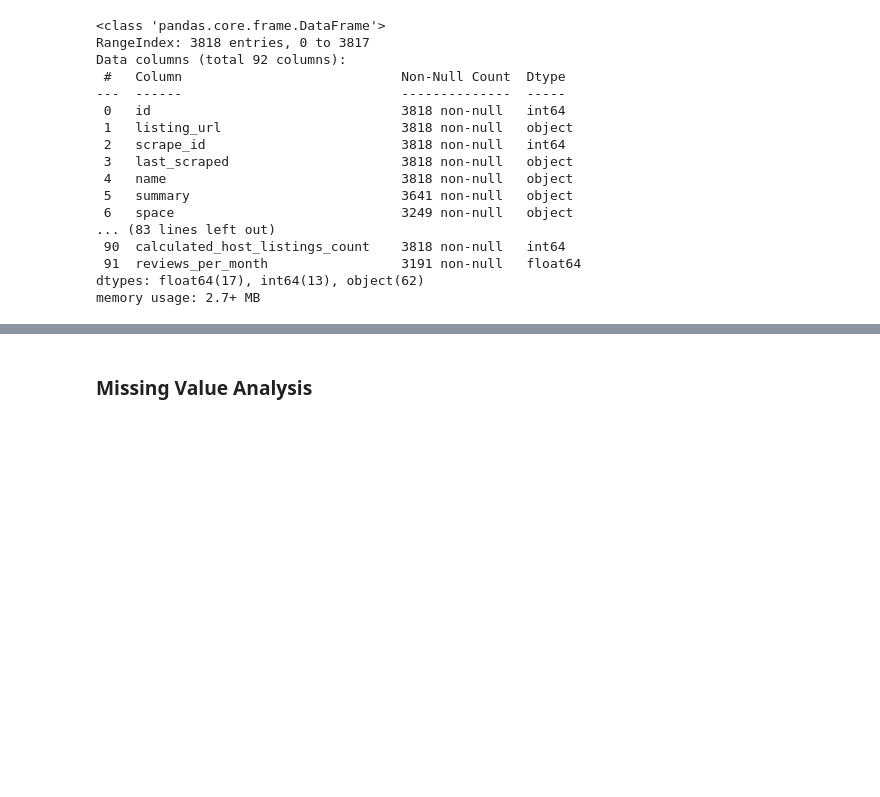
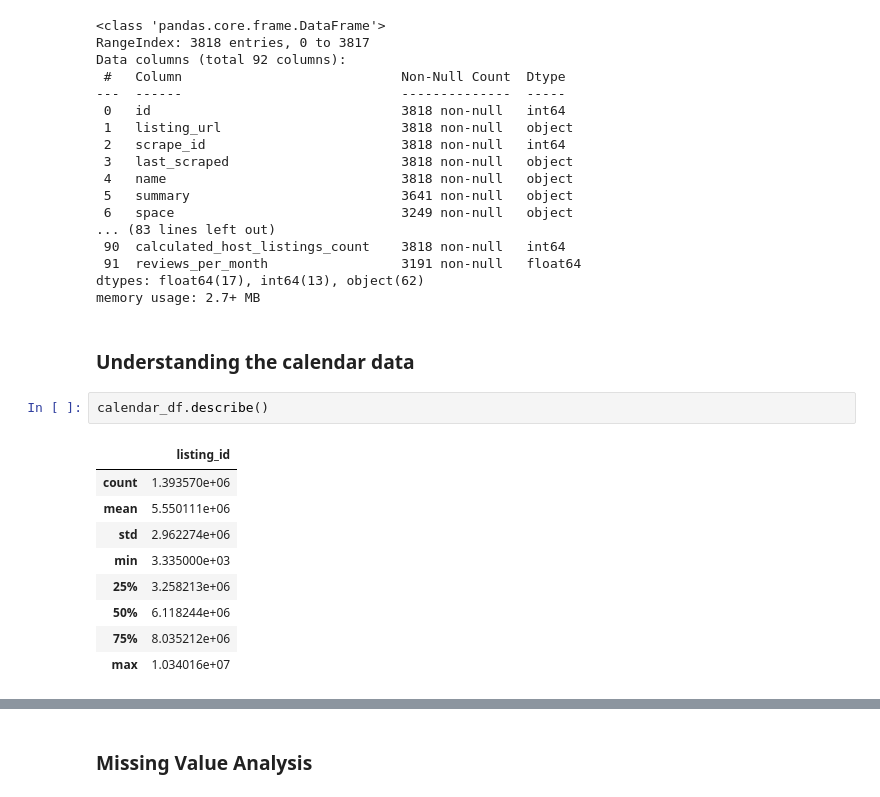
Before and after one commit to subhopam-das-personal/seattle-airbnb-data-analysis, a Jupyter notebook: seattle-airbnb-medium.ipynb, the cells around one changed output, grey strips where cells are left out. Saved outputs shown, nothing was run; the diff lists cells and outputs as text; blank space fills up the shorter version.

```diff
--- a/seattle-airbnb-medium.ipynb
+++ b/seattle-airbnb-medium.ipynb
@@ -71,3 +71,17 @@ Data columns (total 92 columns):
  91  reviews_per_month                 3191 non-null   float64
 dtypes: float64(17), int64(13), object(62)
 memory usage: 2.7+ MB
+# %% [markdown]
+### Understanding the calendar data ###
+# %%
+calendar_df.describe()
+# %% [output]
+|  | listing_id |
+| count | 1.393570e+06 |
+| mean | 5.550111e+06 |
+| std | 2.962274e+06 |
+| min | 3.335000e+03 |
+| 25% | 3.258213e+06 |
+| 50% | 6.118244e+06 |
+| 75% | 8.035212e+06 |
+| max | 1.034016e+07 |
```
Also changed, not shown: parts of 26 cells of this notebook.
